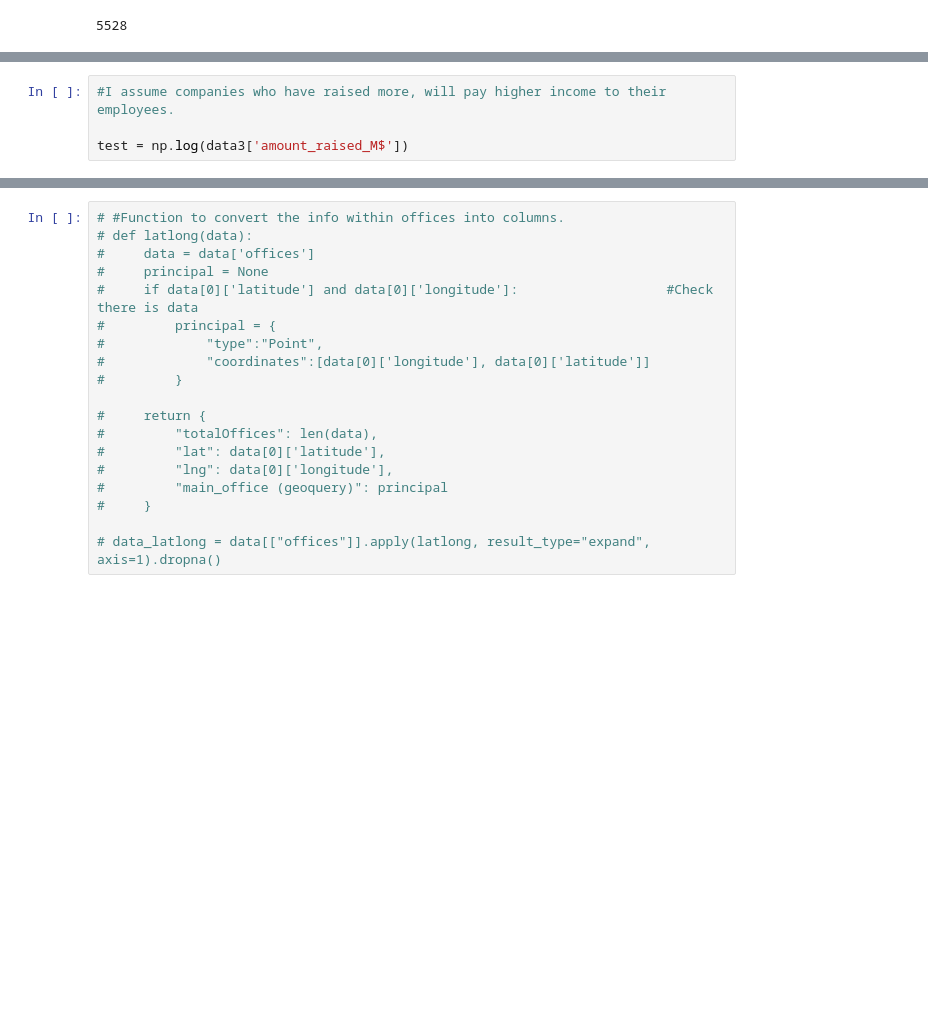
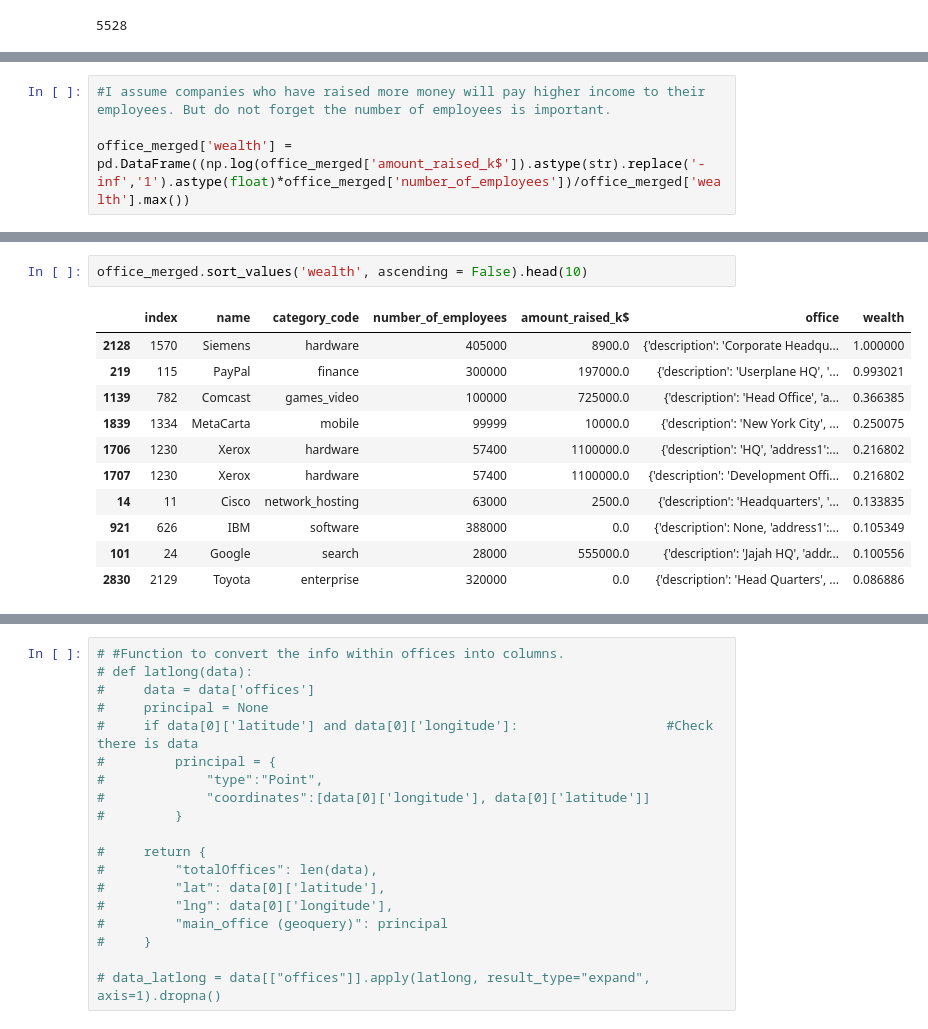
Before and after one commit to aiborra11/Geoquery-project, a Jupyter notebook: Dataset.ipynb, the cells around one changed output, grey strips where cells are left out. Drawn from its saved outputs; the diff is of its cells as text; blank space fills up the shorter version.

Commit message:
wealth column

```diff
--- a/Dataset.ipynb
+++ b/Dataset.ipynb
@@ -260,4 +260,4 @@ data3 = office_merged.copy()
 # %%
-#I assume companies who have raised more, will pay higher income to their employees.
+#I assume companies who have raised more money will pay higher income to their employees. But do not forget the number of employees is important.
 
-test = np.log(data3['amount_raised_M$'])
+office_merged['wealth'] = pd.DataFrame((np.log(office_merged['amount_raised_k$']).astype(str).replace('-inf','1').astype(float)*office_merged['number_of_employees'])/office_merged['wealth'].max())
@@ -277,0 +264,14 @@ len(lst)
+# %%
+office_merged.sort_values('wealth', ascending = False).head(10)
+# %% [output]
+|  | index | name | category_code | number_of_employees | amount_raised_k$ | office | wealth |
+| 2128 | 1570 | Siemens | hardware | 405000 | 8900.0 | {'description': 'Corporate Headqu... | 1.000000 |
+| 219 | 115 | PayPal | finance | 300000 | 197000.0 | {'description': 'Userplane HQ', '... | 0.993021 |
+| 1139 | 782 | Comcast | games_video | 100000 | 725000.0 | {'description': 'Head Office', 'a... | 0.366385 |
+| 1839 | 1334 | MetaCarta | mobile | 99999 | 10000.0 | {'description': 'New York City', ... | 0.250075 |
+| 1706 | 1230 | Xerox | hardware | 57400 | 1100000.0 | {'description': 'HQ', 'address1':... | 0.216802 |
+| 1707 | 1230 | Xerox | hardware | 57400 | 1100000.0 | {'description': 'Development Offi... | 0.216802 |
+| 14 | 11 | Cisco | network_hosting | 63000 | 2500.0 | {'description': 'Headquarters', '... | 0.133835 |
+| 921 | 626 | IBM | software | 388000 | 0.0 | {'description': None, 'address1':... | 0.105349 |
+| 101 | 24 | Google | search | 28000 | 555000.0 | {'description': 'Jajah HQ', 'addr... | 0.100556 |
+| 2830 | 2129 | Toyota | enterprise | 320000 | 0.0 | {'description': 'Head Quarters', ... | 0.086886 |
```
Also changed, not shown: parts of 49 cells of this notebook.
